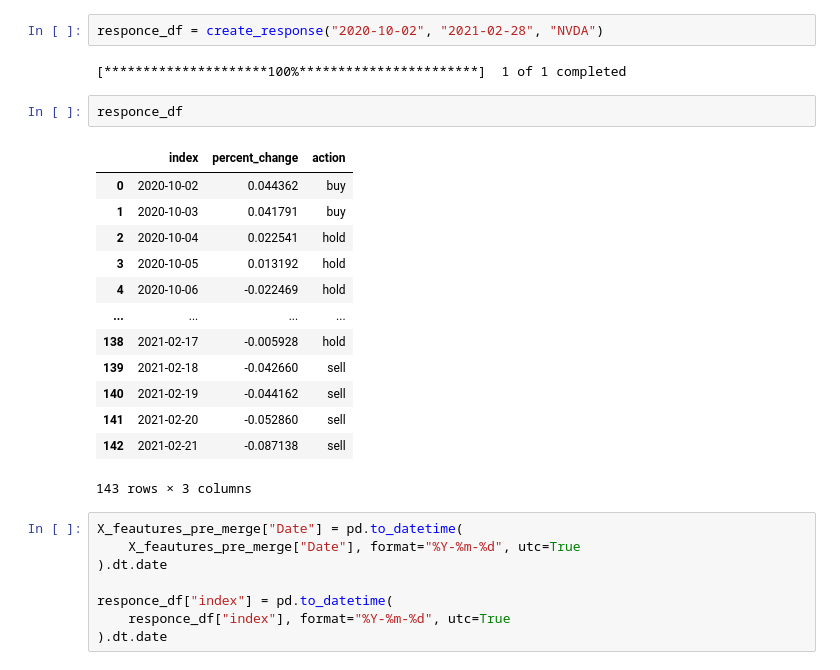
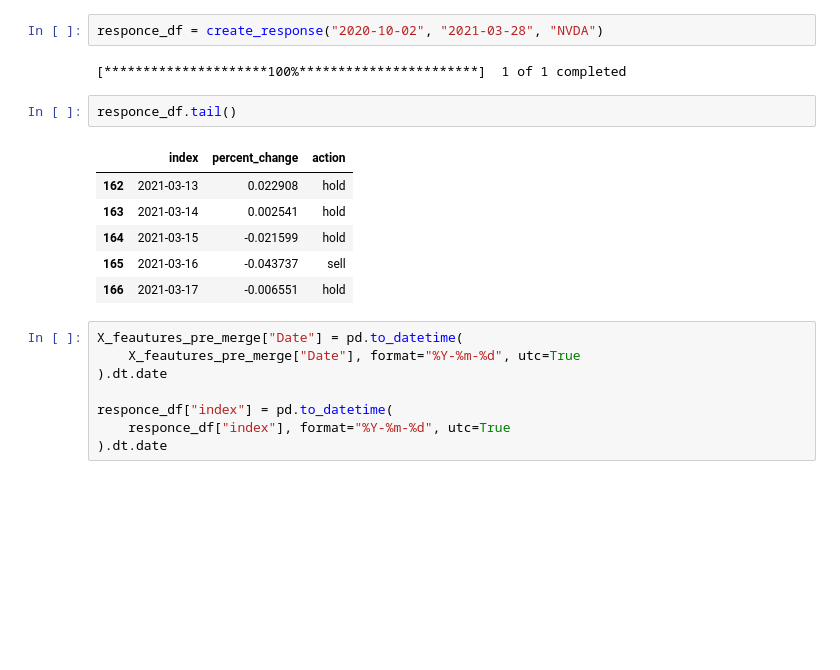
Before and after one commit to Cloblak/youtube_content_based_stock_prediction, a Jupyter notebook: 10_code/X_FeatureBuilding_10MAR.ipynb, the cells around one changed output. Drawn from its saved outputs; the diff is of its cells as text; blank space fills up the shorter version.

```diff
--- a/10_code/X_FeatureBuilding_10MAR.ipynb
+++ b/10_code/X_FeatureBuilding_10MAR.ipynb
@@ -217,25 +215,18 @@ def create_response(start_date, end_date, stock_name):
     response_df = response_df.reset_index()
     return response_df
 # %%
-responce_df = create_response("2020-10-02", "2021-02-28", "NVDA")
+responce_df = create_response("2020-10-02", "2021-03-28", "NVDA")
 # %% [output]
 [*********************100%***********************]  1 of 1 completed
 # %%
-responce_df
+responce_df.tail()
 # %% [output]
 |  | index | percent_change | action |
-| 0 | 2020-10-02 | 0.044362 | buy |
-| 1 | 2020-10-03 | 0.041791 | buy |
-| 2 | 2020-10-04 | 0.022541 | hold |
-| 3 | 2020-10-05 | 0.013192 | hold |
-| 4 | 2020-10-06 | -0.022469 | hold |
-| ... | ... | ... | ... |
-| 138 | 2021-02-17 | -0.005928 | hold |
-| 139 | 2021-02-18 | -0.042660 | sell |
-| 140 | 2021-02-19 | -0.044162 | sell |
-| 141 | 2021-02-20 | -0.052860 | sell |
-| 142 | 2021-02-21 | -0.087138 | sell |
+| 162 | 2021-03-13 | 0.022908 | hold |
+| 163 | 2021-03-14 | 0.002541 | hold |
+| 164 | 2021-03-15 | -0.021599 | hold |
+| 165 | 2021-03-16 | -0.043737 | sell |
+| 166 | 2021-03-17 | -0.006551 | hold |
-143 rows × 3 columns
 # %%
 X_feautures_pre_merge["Date"] = pd.to_datetime(
     X_feautures_pre_merge["Date"], format="%Y-%m-%d", utc=True
```
Also changed, not shown: parts of 16 cells of this notebook, 9 other files.
